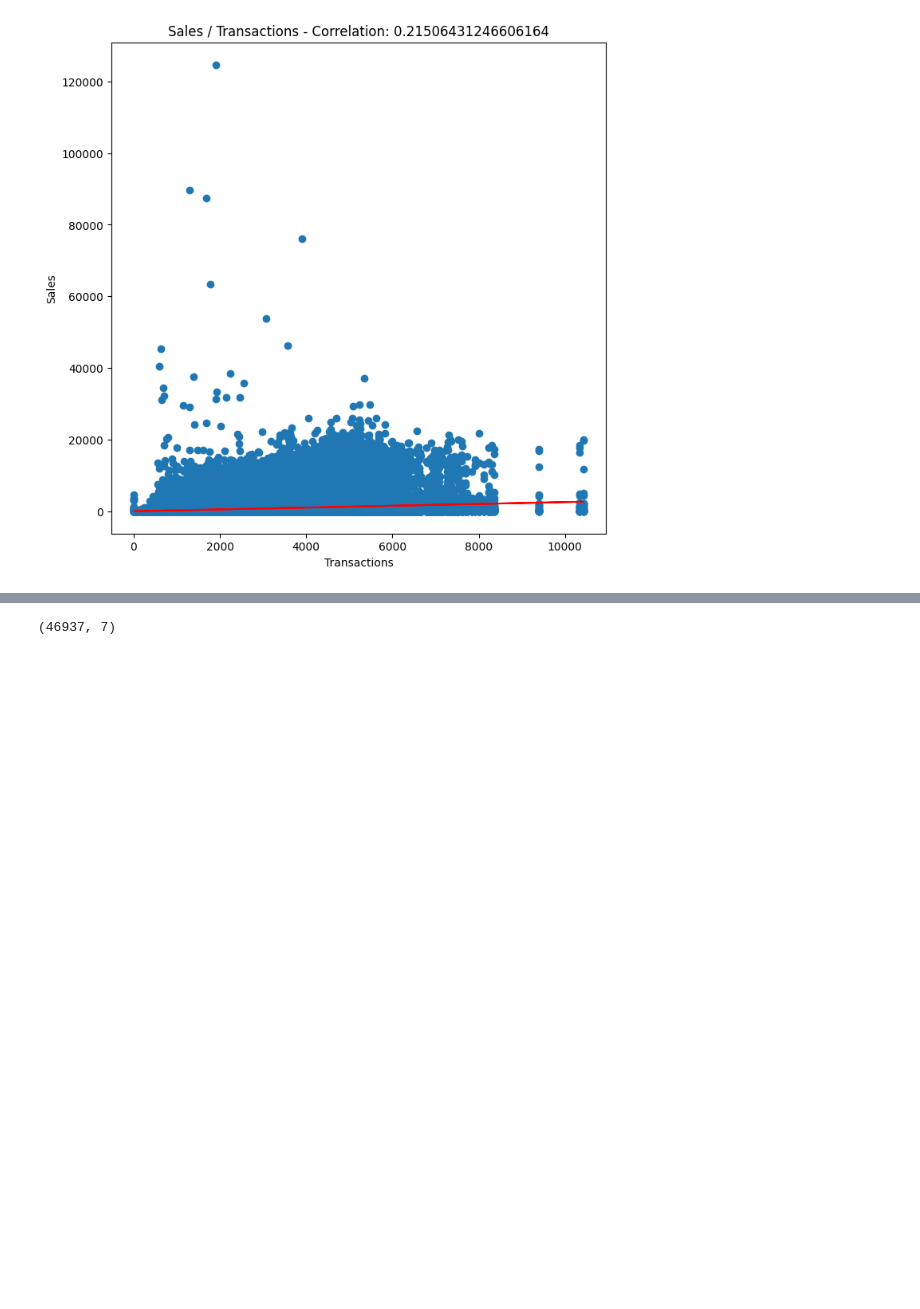
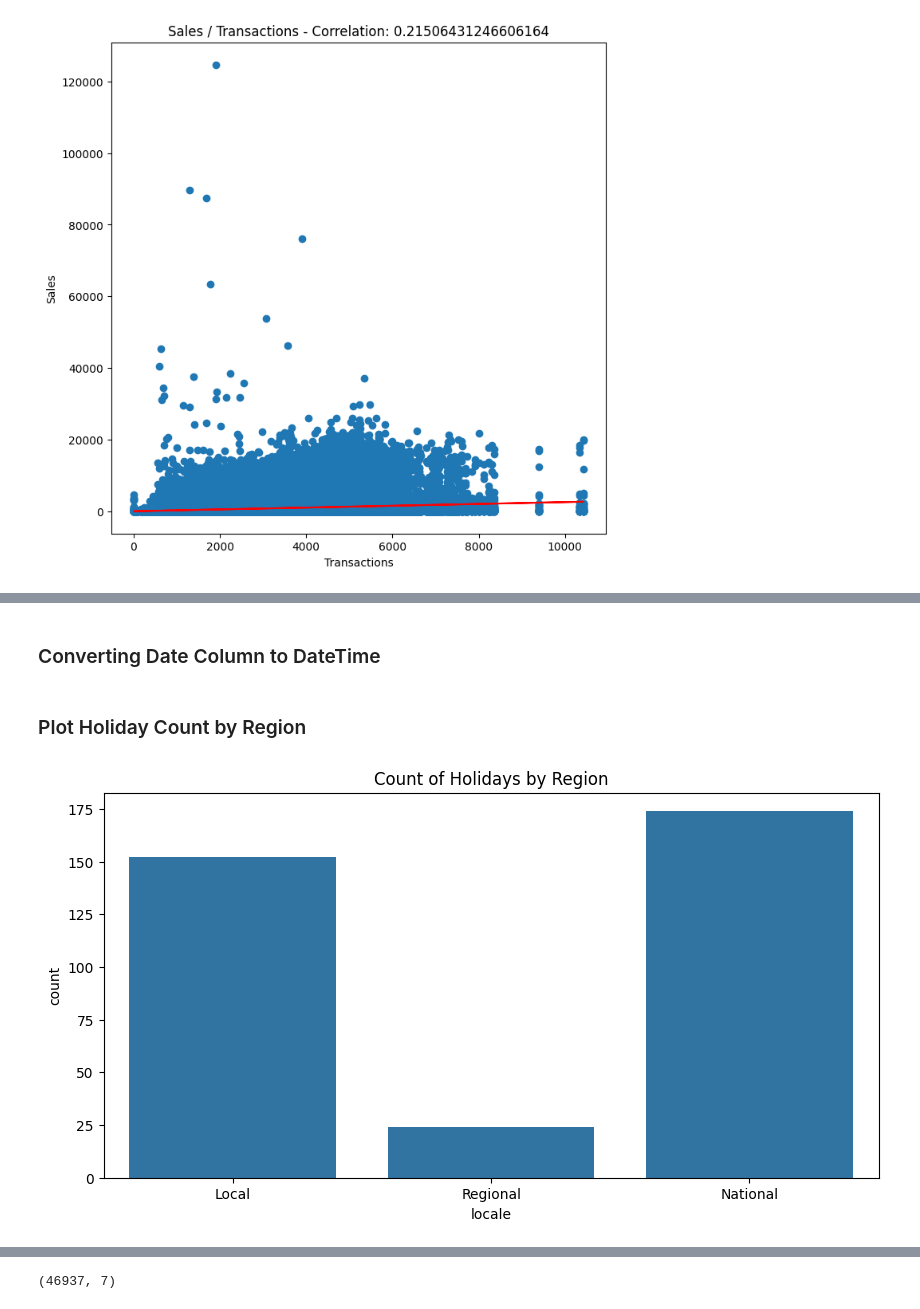
Before and after one commit to NadjaSchindler/ForecastingUniProject, a Jupyter notebook: code/forecasting_final copy.ipynb, the cells around one changed output, grey strips where cells are left out. Cells and saved outputs as stored; diff of their text form; code cells hidden in the pictures; blank space fills up the shorter version.

```diff
--- a/code/forecasting_final copy.ipynb
+++ b/code/forecasting_final copy.ipynb
@@ -766,0 +852,2 @@ plt.show()
+# %% [markdown]
+### Converting Date Column to DateTime
@@ -766,0 +856,9 @@ plt.show()
+# %% [markdown]
+### Plot Holiday Count by Region
+# %%
+plt.figure(figsize=(10, 5))
+sns.countplot(data=holiday_dataset, x='locale')
+plt.title('Count of Holidays by Region')
+plt.show()
+# %% [output]
+[figure, added]
```
Also changed, not shown: parts of 198 cells of this notebook.
